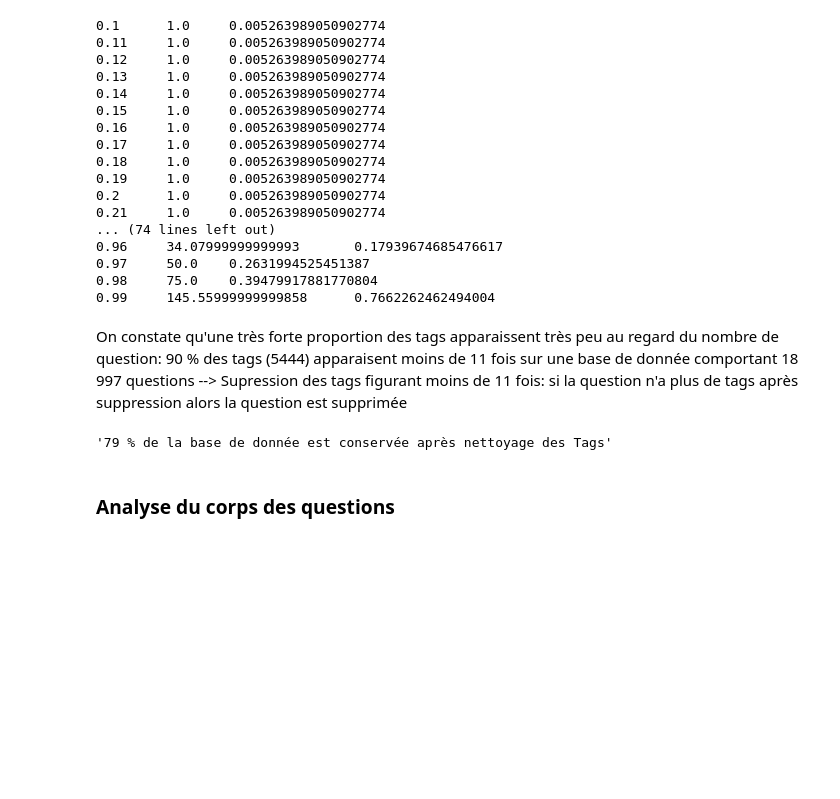
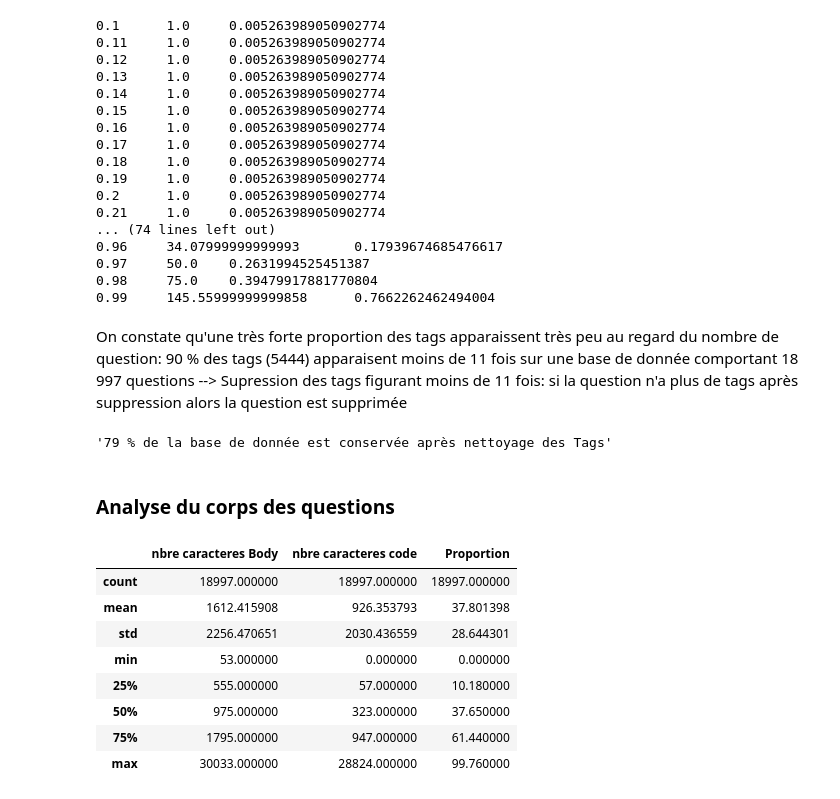
Before and after one commit to liesOne/tp_6, a Jupyter notebook: analyse_stackoverflow.ipynb, the cells around one changed output. Cells and saved outputs as stored; diff of their text form; code cells hidden in the pictures; blank space fills up the shorter version.

```diff
--- a/analyse_stackoverflow.ipynb
+++ b/analyse_stackoverflow.ipynb
@@ -135,5 +133,34 @@ data['Tags cleaned'] = data['Tags'].apply(lambda x: tagsCleaned(x, 11))
 '79 % de la base de donnée est conservée après nettoyage des Tags'
 # %% [markdown]
 <H3>Analyse du corps des questions</H3>
+# %%
+#Proportion du code versus la question
+listeNbreCaracteresBody = []
+listeNbreCaracteresCode = []
+for i, row in data.iterrows():
+    soup = BeautifulSoup(row['Body'])
+    codes = soup.find_all("code")
+    nbrCarBody = len(row['Body'])
+    nbrCarCode = 0
+    for code in codes:
+        nbrCarCode += len(code.text)
+    listeNbreCaracteresBody.append(nbrCarBody)
+    listeNbreCaracteresCode.append(nbrCarCode)
+# %%
+statNbreCaract = pd.DataFrame(data = {"nbre caracteres Body": listeNbreCaracteresBody, "nbre caracteres code": listeNbreCaracteresCode}, index = data.index)
+# %%
+statNbreCaract['Proportion'] = round((statNbreCaract['nbre caracteres code'] / statNbreCaract['nbre caracteres Body']) * 100, 2)
+# %%
+statNbreCaract.describe()
+# %% [output]
+|  | nbre caracteres Body | nbre caracteres code | Proportion |
+| count | 18997.000000 | 18997.000000 | 18997.000000 |
+| mean | 1612.415908 | 926.353793 | 37.801398 |
+| std | 2256.470651 | 2030.436559 | 28.644301 |
+| min | 53.000000 | 0.000000 | 0.000000 |
+| 25% | 555.000000 | 57.000000 | 10.180000 |
+| 50% | 975.000000 | 323.000000 | 37.650000 |
+| 75% | 1795.000000 | 947.000000 | 61.440000 |
+| max | 30033.000000 | 28824.000000 | 99.760000 |
 # %%
 def nettoyage_texte(texte):
```
Also changed, not shown: parts of 24 cells of this notebook.
